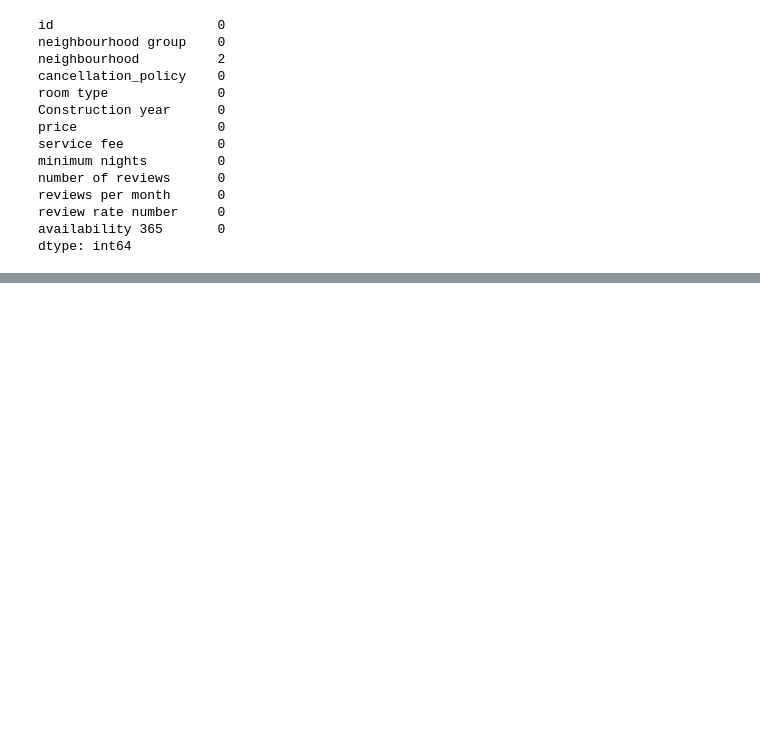
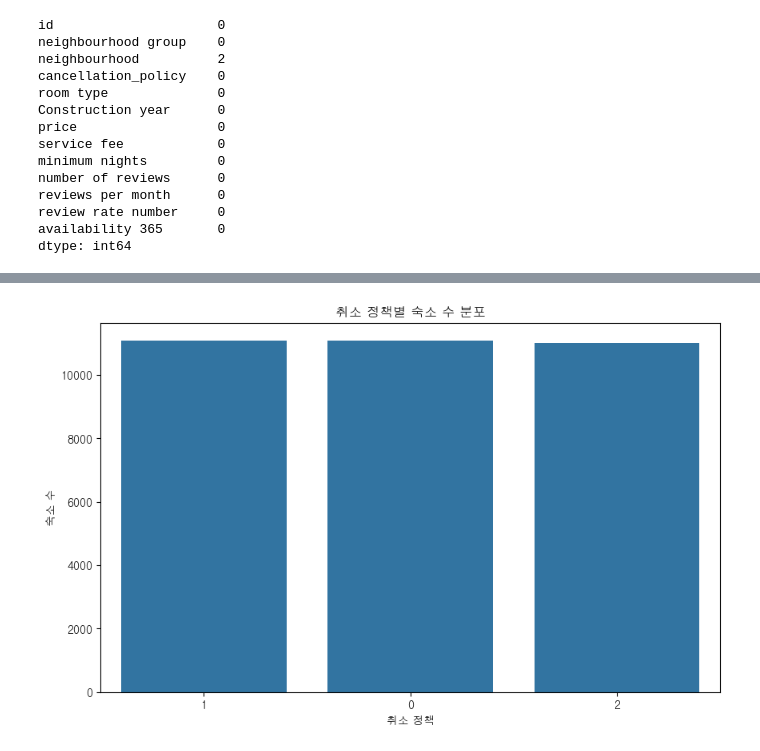
Before and after one commit to Nadaeji/airbnb-eda-insights, a Jupyter notebook: visualization/EDA 1.ipynb, the cells around one changed output, grey strips where cells are left out. Saved outputs shown, nothing was run; the diff lists cells and outputs as text; code cells hidden in the pictures; blank space fills up the shorter version.

```diff
--- a/visualization/EDA 1.ipynb
+++ b/visualization/EDA 1.ipynb
@@ -415,0 +459,11 @@ plt.show()
+# %%
+# 1. 취소 정책별 숙소 수 분포 (Countplot)
+plt.figure(figsize=(10, 6))
+order = airbnb_df['cancellation_policy'].value_counts().index
+sns.countplot(data=airbnb_df, x='cancellation_policy', order=order)
+plt.title('취소 정책별 숙소 수 분포')
+plt.xlabel('취소 정책')
+plt.ylabel('숙소 수')
+plt.show()
+# %% [output]
+[figure, added]
```
Also changed, not shown: parts of 24 cells of this notebook.
